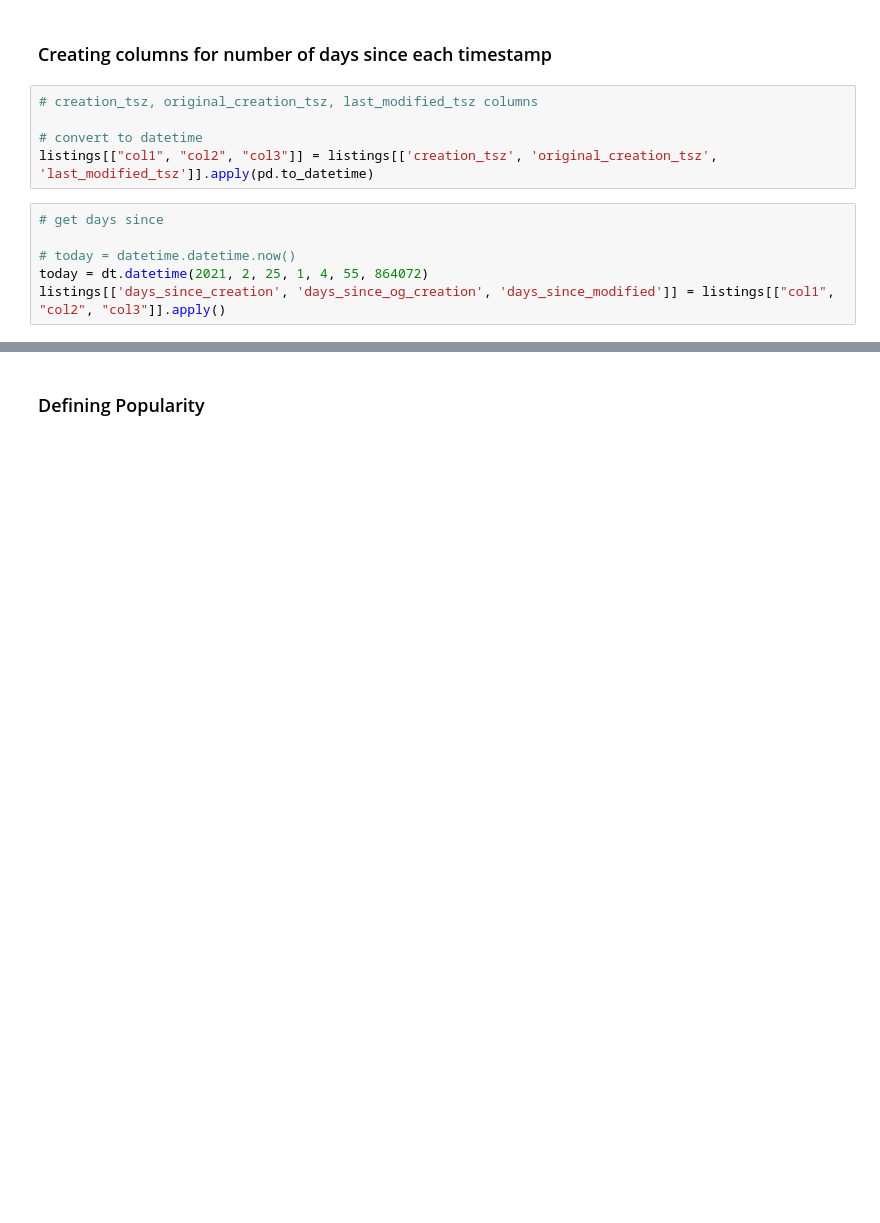
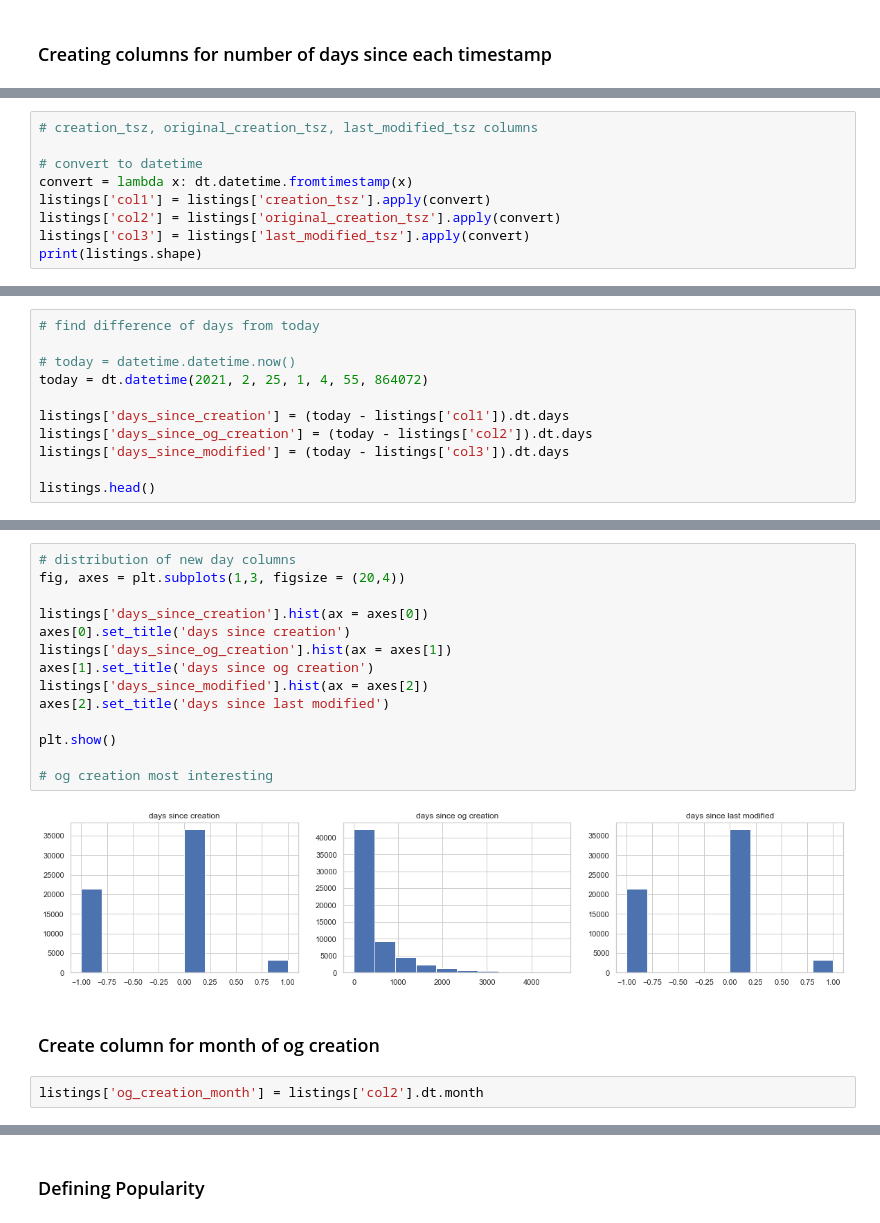
Before and after one commit to kellybean19/Etsy-Listings-Over-Time, a Jupyter notebook: etsy EDA.ipynb, the cells around one changed output, grey strips where cells are left out. Drawn from its saved outputs; the diff is of its cells as text; blank space fills up the shorter version.

```diff
--- a/etsy EDA.ipynb
+++ b/etsy EDA.ipynb
@@ -304,13 +240,2 @@ listings
 # %% [markdown]
 ### Creating columns for number of days since each timestamp ###
-# %%
-# creation_tsz, original_creation_tsz, last_modified_tsz columns
-
-# convert to datetime
-listings[["col1", "col2", "col3"]] = listings[['creation_tsz', 'original_creation_tsz', 'last_modified_tsz']].apply(pd.to_datetime)
-# %%
-# get days since
-
-# today = datetime.datetime.now()
-today = dt.datetime(2021, 2, 25, 1, 4, 55, 864072)
-listings[['days_since_creation', 'days_since_og_creation', 'days_since_modified']] = listings[["col1", "col2", "col3"]].apply()
@@ -449,0 +242,9 @@ ValueError: shape mismatch: objects cannot be broadcast to a single shape
+# %%
+# creation_tsz, original_creation_tsz, last_modified_tsz columns
+
+# convert to datetime
+convert = lambda x: dt.datetime.fromtimestamp(x)
+listings['col1'] = listings['creation_tsz'].apply(convert)
+listings['col2'] = listings['original_creation_tsz'].apply(convert)
+listings['col3'] = listings['last_modified_tsz'].apply(convert)
+print(listings.shape)
@@ -449,0 +260,11 @@ ValueError: shape mismatch: objects cannot be broadcast to a single shape
+# %%
+# find difference of days from today
+
+# today = datetime.datetime.now()
+today = dt.datetime(2021, 2, 25, 1, 4, 55, 864072)
+
+listings['days_since_creation'] = (today - listings['col1']).dt.days
+listings['days_since_og_creation'] = (today - listings['col2']).dt.days
+listings['days_since_modified'] = (today - listings['col3']).dt.days
+
+listings.head()
@@ -449,0 +279,20 @@ ValueError: shape mismatch: objects cannot be broadcast to a single shape
+# %%
+# distribution of new day columns
+fig, axes = plt.subplots(1,3, figsize = (20,4))
+
+listings['days_since_creation'].hist(ax = axes[0])
+axes[0].set_title('days since creation')
+listings['days_since_og_creation'].hist(ax = axes[1])
+axes[1].set_title('days since og creation')
+listings['days_since_modified'].hist(ax = axes[2])
+axes[2].set_title('days since last modified')
+
+plt.show()
+
+# og creation most interesting
+# %% [output]
+[figure, added]
+# %% [markdown]
+### Create column for month of og creation ###
+# %%
+listings['og_creation_month'] = listings['col2'].dt.month
```
Also changed, not shown: parts of 122 cells of this notebook.
